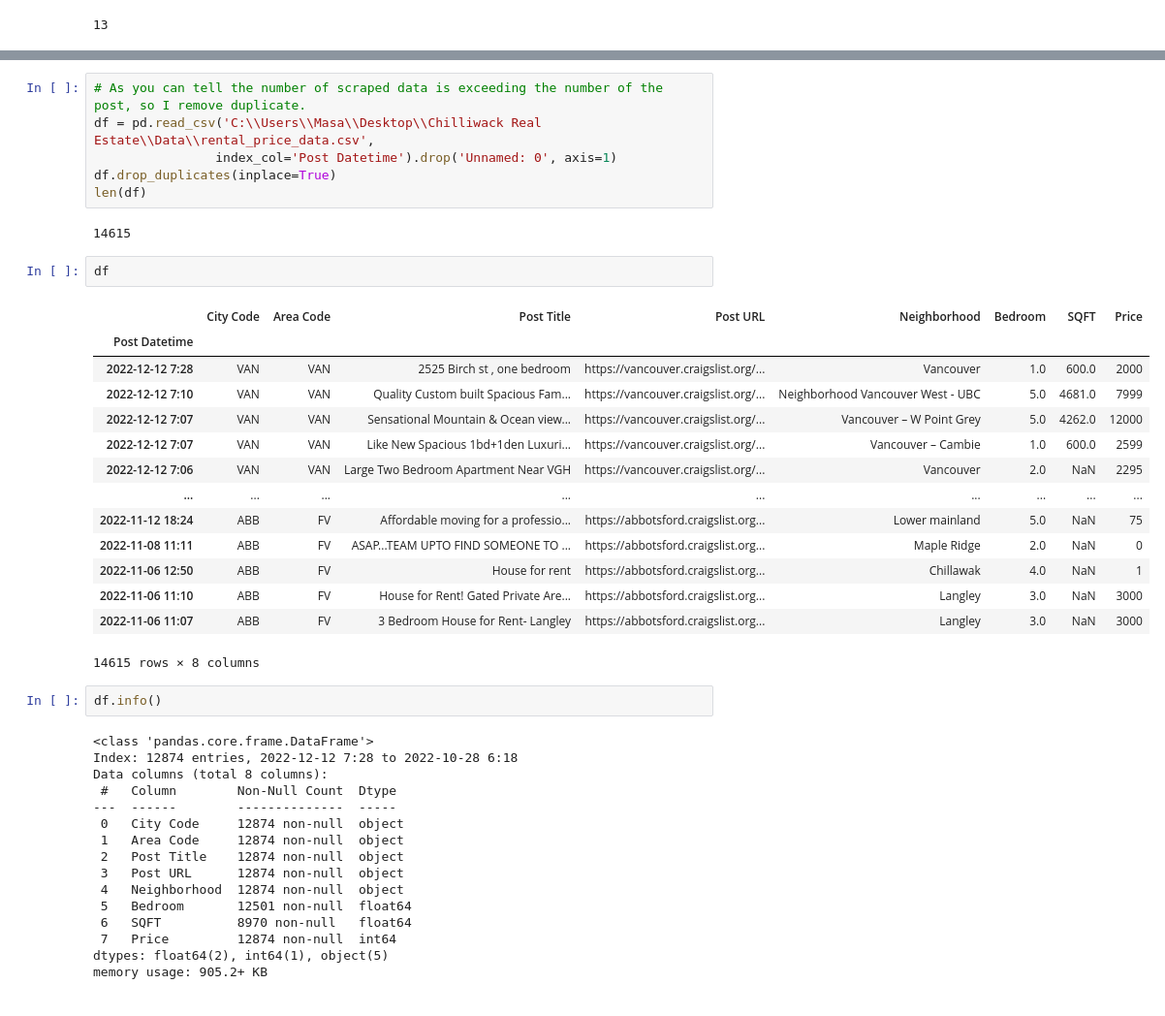
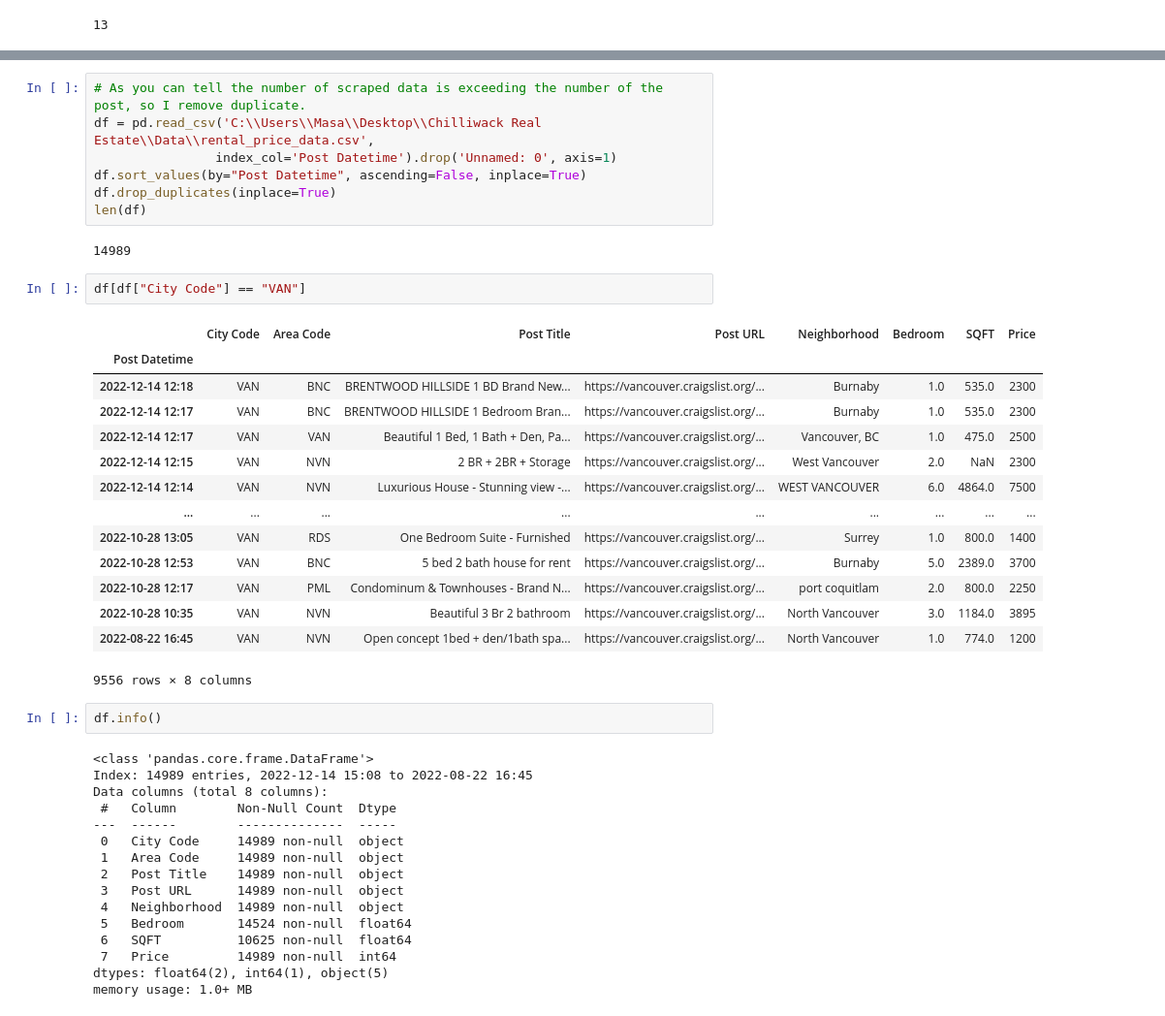
Before and after one commit to masaichig0/Data-Analysis-Project-1, a Jupyter notebook: data_collection.ipynb, the cells around one changed output, grey strips where cells are left out. Shown at 97% size. Cells and saved outputs as stored; diff of their text form.

```diff
--- a/data_collection.ipynb
+++ b/data_collection.ipynb
@@ -245,42 +245,43 @@ for df in dfs:
 # As you can tell the number of scraped data is exceeding the number of the post, so I remove duplicate.
 df = pd.read_csv('C:\\Users\\Masa\\Desktop\\Chilliwack Real Estate\\Data\\rental_price_data.csv',
                 index_col='Post Datetime').drop('Unnamed: 0', axis=1)
+df.sort_values(by="Post Datetime", ascending=False, inplace=True)
 df.drop_duplicates(inplace=True)
 len(df)
 # %% [output]
-14615
+14989
 # %%
-df
+df[df["City Code"] == "VAN"]
 # %% [output]
 |  | City Code | Area Code | Post Title | Post URL | Neighborhood | Bedroom | SQFT | Price |
 | Post Datetime |  |  |  |  |  |  |  |  |
-| 2022-12-12 7:28 | VAN | VAN | 2525 Birch st , one bedroom | https://vancouver.craigslist.org/... | Vancouver | 1.0 | 600.0 | 2000 |
-| 2022-12-12 7:10 | VAN | VAN | Quality Custom built Spacious Fam... | https://vancouver.craigslist.org/... | Neighborhood Vancouver West - UBC | 5.0 | 4681.0 | 7999 |
-| 2022-12-12 7:07 | VAN | VAN | Sensational Mountain & Ocean view... | https://vancouver.craigslist.org/... | Vancouver – W Point Grey | 5.0 | 4262.0 | 12000 |
-| 2022-12-12 7:07 | VAN | VAN | Like New Spacious 1bd+1den Luxuri... | https://vancouver.craigslist.org/... | Vancouver – Cambie | 1.0 | 600.0 | 2599 |
-| 2022-12-12 7:06 | VAN | VAN | Large Two Bedroom Apartment Near VGH | https://vancouver.craigslist.org/... | Vancouver | 2.0 | NaN | 2295 |
+| 2022-12-14 12:18 | VAN | BNC | BRENTWOOD HILLSIDE 1 BD Brand New... | https://vancouver.craigslist.org/... | Burnaby | 1.0 | 535.0 | 2300 |
+| 2022-12-14 12:17 | VAN | BNC | BRENTWOOD HILLSIDE 1 Bedroom Bran... | https://vancouver.craigslist.org/... | Burnaby | 1.0 | 535.0 | 2300 |
+| 2022-12-14 12:17 | VAN | VAN | Beautiful 1 Bed, 1 Bath + Den, Pa... | https://vancouver.craigslist.org/... | Vancouver, BC | 1.0 | 475.0 | 2500 |
+| 2022-12-14 12:15 | VAN | NVN | 2 BR + 2BR + Storage | https://vancouver.craigslist.org/... | West Vancouver | 2.0 | NaN | 2300 |
+| 2022-12-14 12:14 | VAN | NVN | Luxurious House - Stunning view -... | https://vancouver.craigslist.org/... | WEST VANCOUVER | 6.0 | 4864.0 | 7500 |
 | ... | ... | ... | ... | ... | ... | ... | ... | ... |
-| 2022-11-12 18:24 | ABB | FV | Affordable moving for a professio... | https://abbotsford.craigslist.org... | Lower mainland | 5.0 | NaN | 75 |
-| 2022-11-08 11:11 | ABB | FV | ASAP...TEAM UPTO FIND SOMEONE TO ... | https://abbotsford.craigslist.org... | Maple Ridge | 2.0 | NaN | 0 |
-| 2022-11-06 12:50 | ABB | FV | House for rent | https://abbotsford.craigslist.org... | Chillawak | 4.0 | NaN | 1 |
-| 2022-11-06 11:10 | ABB | FV | House for Rent! Gated Private Are... | https://abbotsford.craigslist.org... | Langley | 3.0 | NaN | 3000 |
-| 2022-11-06 11:07 | ABB | FV | 3 Bedroom House for Rent- Langley | https://abbotsford.craigslist.org... | Langley | 3.0 | NaN | 3000 |
+| 2022-10-28 13:05 | VAN | RDS | One Bedroom Suite - Furnished | https://vancouver.craigslist.org/... | Surrey | 1.0 | 800.0 | 1400 |
+| 2022-10-28 12:53 | VAN | BNC | 5 bed 2 bath house for rent | https://vancouver.craigslist.org/... | Burnaby | 5.0 | 2389.0 | 3700 |
+| 2022-10-28 12:17 | VAN | PML | Condominum & Townhouses - Brand N... | https://vancouver.craigslist.org/... | port coquitlam | 2.0 | 800.0 | 2250 |
+| 2022-10-28 10:35 | VAN | NVN | Beautiful 3 Br 2 bathroom | https://vancouver.craigslist.org/... | North Vancouver | 3.0 | 1184.0 | 3895 |
+| 2022-08-22 16:45 | VAN | NVN | Open concept 1bed + den/1bath spa... | https://vancouver.craigslist.org/... | North Vancouver | 1.0 | 774.0 | 1200 |
-14615 rows × 8 columns
+9556 rows × 8 columns
 # %%
 df.info()
 # %% [output]
 <class 'pandas.core.frame.DataFrame'>
-Index: 12874 entries, 2022-12-12 7:28 to 2022-10-28 6:18
+Index: 14989 entries, 2022-12-14 15:08 to 2022-08-22 16:45
 Data columns (total 8 columns):
  #   Column        Non-Null Count  Dtype
 ---  ------        --------------  -----
- 0   City Code     12874 non-null  object
- 1   Area Code     12874 non-null  object
- 2   Post Title    12874 non-null  object
- 3   Post URL      12874 non-null  object
- 4   Neighborhood  12874 non-null  object
- 5   Bedroom       12501 non-null  float64
- 6   SQFT          8970 non-null   float64
- 7   Price         12874 non-null  int64
+ 0   City Code     14989 non-null  object
+ 1   Area Code     14989 non-null  object
+ 2   Post Title    14989 non-null  object
+ 3   Post URL      14989 non-null  object
+ 4   Neighborhood  14989 non-null  object
+ 5   Bedroom       14524 non-null  float64
+ 6   SQFT          10625 non-null  float64
+ 7   Price         14989 non-null  int64
 dtypes: float64(2), int64(1), object(5)
-memory usage: 905.2+ KB
+memory usage: 1.0+ MB
```
Also changed, not shown: parts of 3 cells of this notebook, 3 other files.
